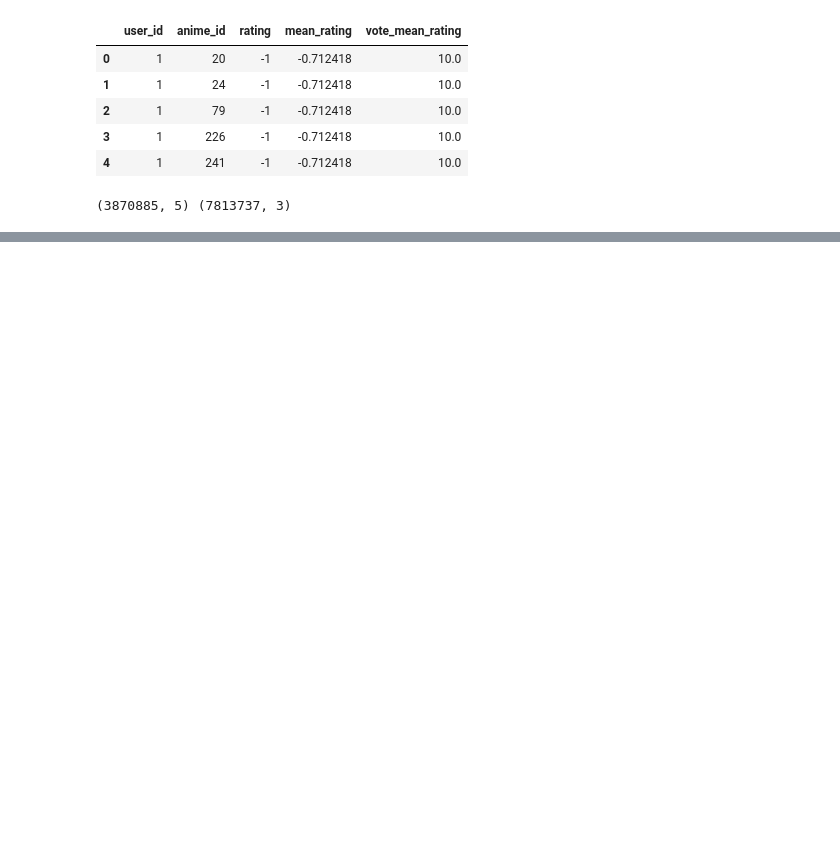
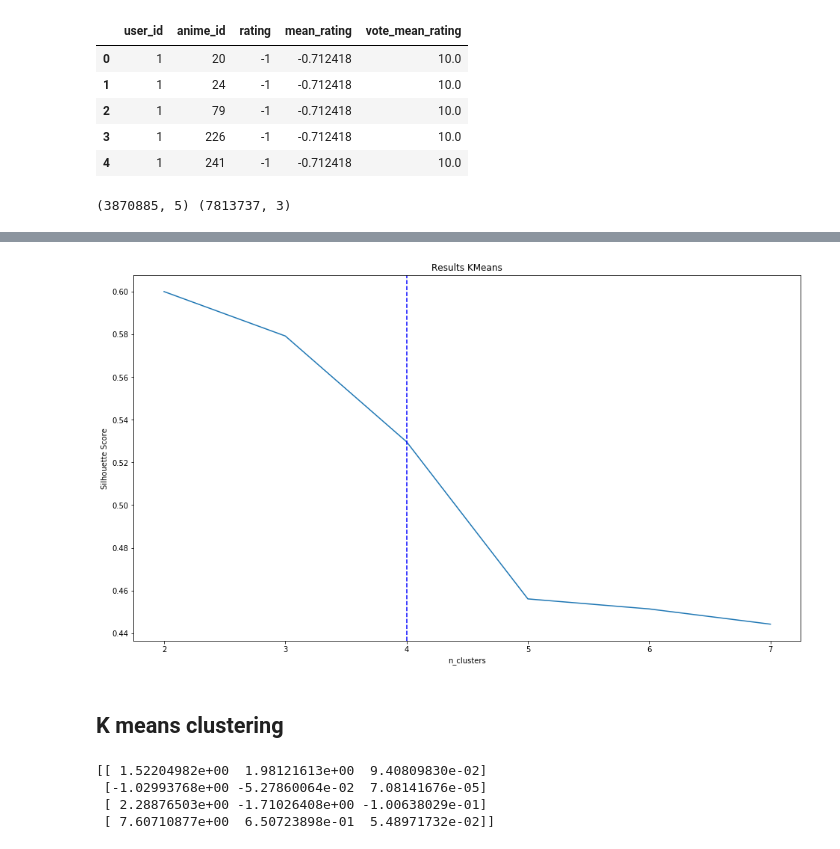
Before and after one commit to a2878323/kaggle, a Jupyter notebook: AnimeRecommendations/Untitled.ipynb, the cells around one changed output, grey strips where cells are left out. Saved outputs shown, nothing was run; the diff lists cells and outputs as text; code cells hidden in the pictures; blank space fills up the shorter version.

```diff
--- a/AnimeRecommendations/Untitled.ipynb
+++ b/AnimeRecommendations/Untitled.ipynb
@@ -99,0 +474,24 @@ print (user.shape,rating.shape)
+# %%
+plt.plot(range(2,8), scores);
+plt.title('Results KMeans')
+plt.xlabel('n_clusters');
+plt.axvline(x=4, color='blue', linestyle='--')
+plt.ylabel('Silhouette Score');
+plt.show()
+# %% [output]
+[figure, added]
+# %% [markdown]
+## K means clustering
+# %%
+from sklearn.cluster import KMeans
+
+clusterer = KMeans(n_clusters=4,random_state=30).fit(tocluster)
+centers = clusterer.cluster_centers_
+c_preds = clusterer.predict(tocluster)
+
+print(centers)
+# %% [output]
+[[ 1.52204982e+00  1.98121613e+00  9.40809830e-02]
+ [-1.02993768e+00 -5.27860064e-02  7.08141676e-05]
+ [ 2.28876503e+00 -1.71026408e+00 -1.00638029e-01]
+ [ 7.60710877e+00  6.50723898e-01  5.48971732e-02]]
```
Also changed, not shown: parts of 44 cells of this notebook, 1 other file.
